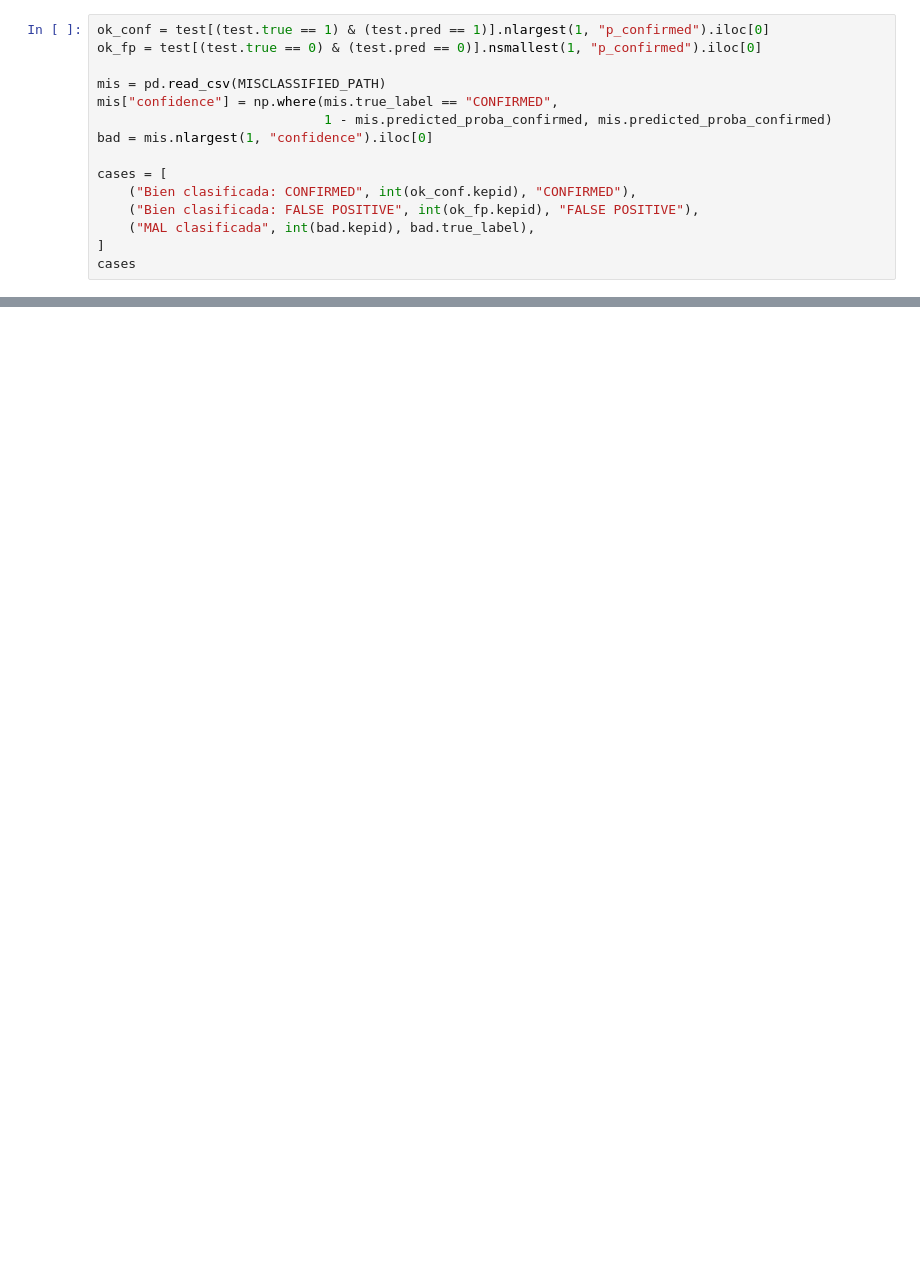
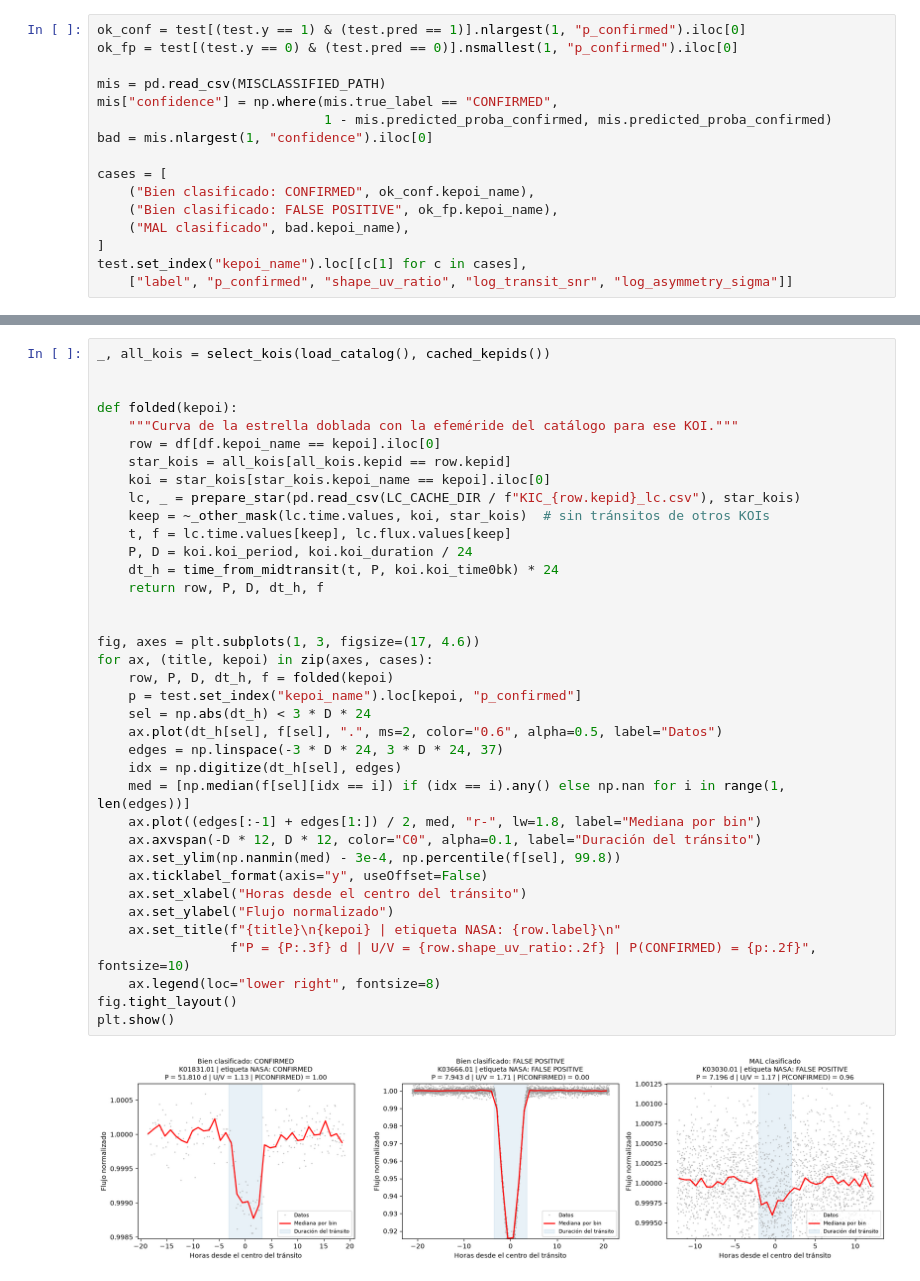
Before and after one commit to Polacco/exoplanet-transit-classifier, a Jupyter notebook: notebooks/exoplanet_classifier_demo.ipynb, the cells around one changed output, grey strips where cells are left out. Drawn from its saved outputs; the diff is of its cells as text; blank space fills up the shorter version.

Commit message:
Retrain final model on v3 features, update notebook and tests

```diff
--- a/notebooks/exoplanet_classifier_demo.ipynb
+++ b/notebooks/exoplanet_classifier_demo.ipynb
@@ -48,6 +47,6 @@ Test set: 80 estrellas, aciertos: 60.0%
 # %%
-ok_conf = test[(test.true == 1) & (test.pred == 1)].nlargest(1, "p_confirmed").iloc[0]
-ok_fp = test[(test.true == 0) & (test.pred == 0)].nsmallest(1, "p_confirmed").iloc[0]
+ok_conf = test[(test.y == 1) & (test.pred == 1)].nlargest(1, "p_confirmed").iloc[0]
+ok_fp = test[(test.y == 0) & (test.pred == 0)].nsmallest(1, "p_confirmed").iloc[0]
 
 mis = pd.read_csv(MISCLASSIFIED_PATH)
 mis["confidence"] = np.where(mis.true_label == "CONFIRMED",
@@ -55,9 +54,10 @@ mis["confidence"] = np.where(mis.true_label == "CONFIRMED",
 bad = mis.nlargest(1, "confidence").iloc[0]
 
 cases = [
-    ("Bien clasificada: CONFIRMED", int(ok_conf.kepid), "CONFIRMED"),
-    ("Bien clasificada: FALSE POSITIVE", int(ok_fp.kepid), "FALSE POSITIVE"),
-    ("MAL clasificada", int(bad.kepid), bad.true_label),
+    ("Bien clasificado: CONFIRMED", ok_conf.kepoi_name),
+    ("Bien clasificado: FALSE POSITIVE", ok_fp.kepoi_name),
+    ("MAL clasificado", bad.kepoi_name),
 ]
-cases
+test.set_index("kepoi_name").loc[[c[1] for c in cases],
+    ["label", "p_confirmed", "shape_uv_ratio", "log_transit_snr", "log_asymmetry_sigma"]]
 # %% [output]
@@ -113,0 +69,39 @@ que no es el tránsito real (ver `duration` pegada al límite de 0.3 d en más d
+# %%
+_, all_kois = select_kois(load_catalog(), cached_kepids())
+
+
+def folded(kepoi):
+    """Curva de la estrella doblada con la efeméride del catálogo para ese KOI."""
+    row = df[df.kepoi_name == kepoi].iloc[0]
+    star_kois = all_kois[all_kois.kepid == row.kepid]
+    koi = star_kois[star_kois.kepoi_name == kepoi].iloc[0]
+    lc, _ = prepare_star(pd.read_csv(LC_CACHE_DIR / f"KIC_{row.kepid}_lc.csv"), star_kois)
+    keep = ~_other_mask(lc.time.values, koi, star_kois)  # sin tránsitos de otros KOIs
+    t, f = lc.time.values[keep], lc.flux.values[keep]
+    P, D = koi.koi_period, koi.koi_duration / 24
+    dt_h = time_from_midtransit(t, P, koi.koi_time0bk) * 24
+    return row, P, D, dt_h, f
+
+
+fig, axes = plt.subplots(1, 3, figsize=(17, 4.6))
+for ax, (title, kepoi) in zip(axes, cases):
+    row, P, D, dt_h, f = folded(kepoi)
+    p = test.set_index("kepoi_name").loc[kepoi, "p_confirmed"]
+    sel = np.abs(dt_h) < 3 * D * 24
+    ax.plot(dt_h[sel], f[sel], ".", ms=2, color="0.6", alpha=0.5, label="Datos")
+    edges = np.linspace(-3 * D * 24, 3 * D * 24, 37)
+    idx = np.digitize(dt_h[sel], edges)
+    med = [np.median(f[sel][idx == i]) if (idx == i).any() else np.nan for i in range(1, len(edges))]
+    ax.plot((edges[:-1] + edges[1:]) / 2, med, "r-", lw=1.8, label="Mediana por bin")
+    ax.axvspan(-D * 12, D * 12, color="C0", alpha=0.1, label="Duración del tránsito")
+    ax.set_ylim(np.nanmin(med) - 3e-4, np.percentile(f[sel], 99.8))
+    ax.ticklabel_format(axis="y", useOffset=False)
+    ax.set_xlabel("Horas desde el centro del tránsito")
+    ax.set_ylabel("Flujo normalizado")
+    ax.set_title(f"{title}\n{kepoi} | etiqueta NASA: {row.label}\n"
+                 f"P = {P:.3f} d | U/V = {row.shape_uv_ratio:.2f} | P(CONFIRMED) = {p:.2f}", fontsize=10)
+    ax.legend(loc="lower right", fontsize=8)
+fig.tight_layout()
+plt.show()
+# %% [output]
+[figure, added]
```
Also changed, not shown: parts of 9 cells of this notebook, 5 other files.
